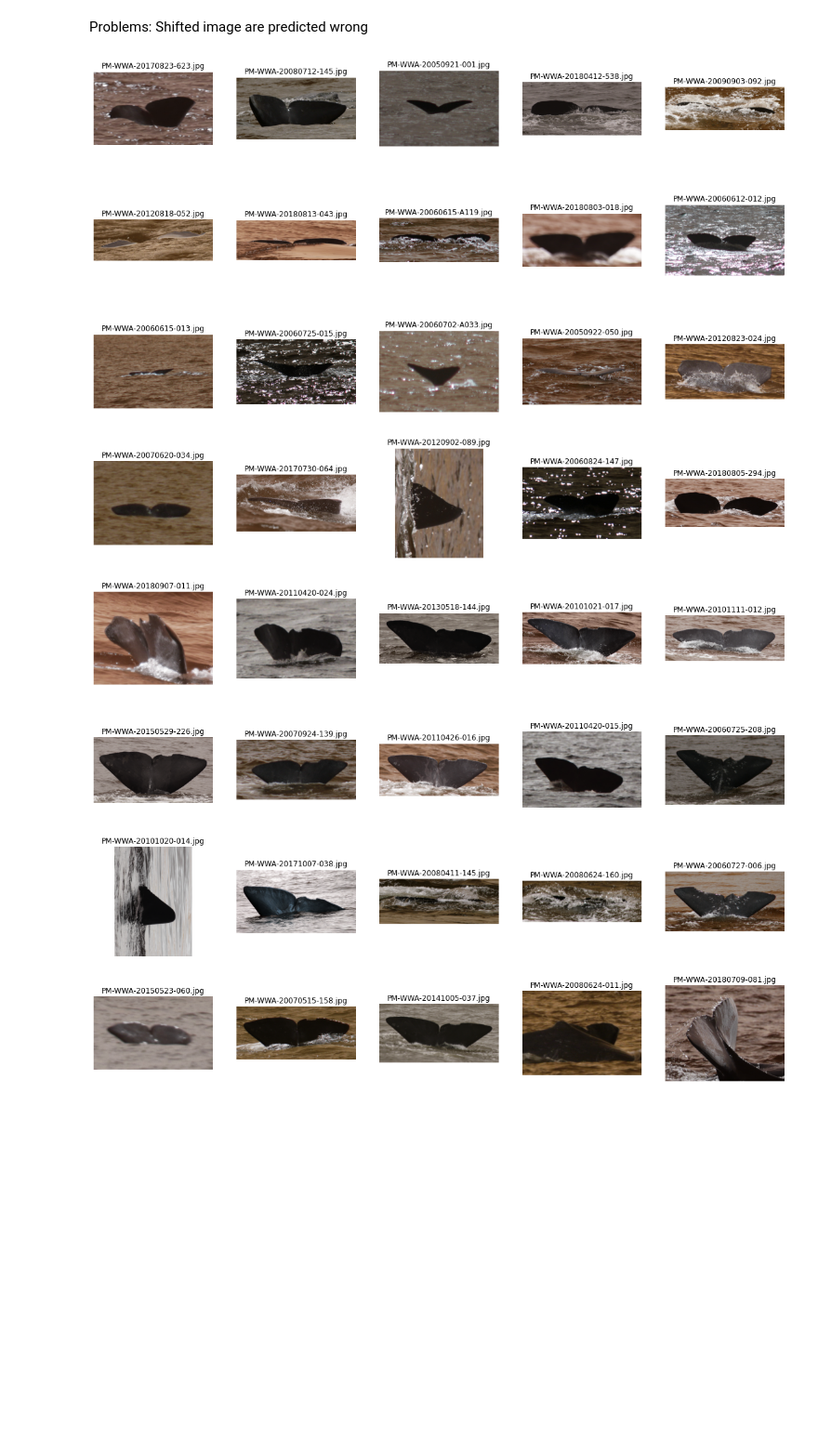
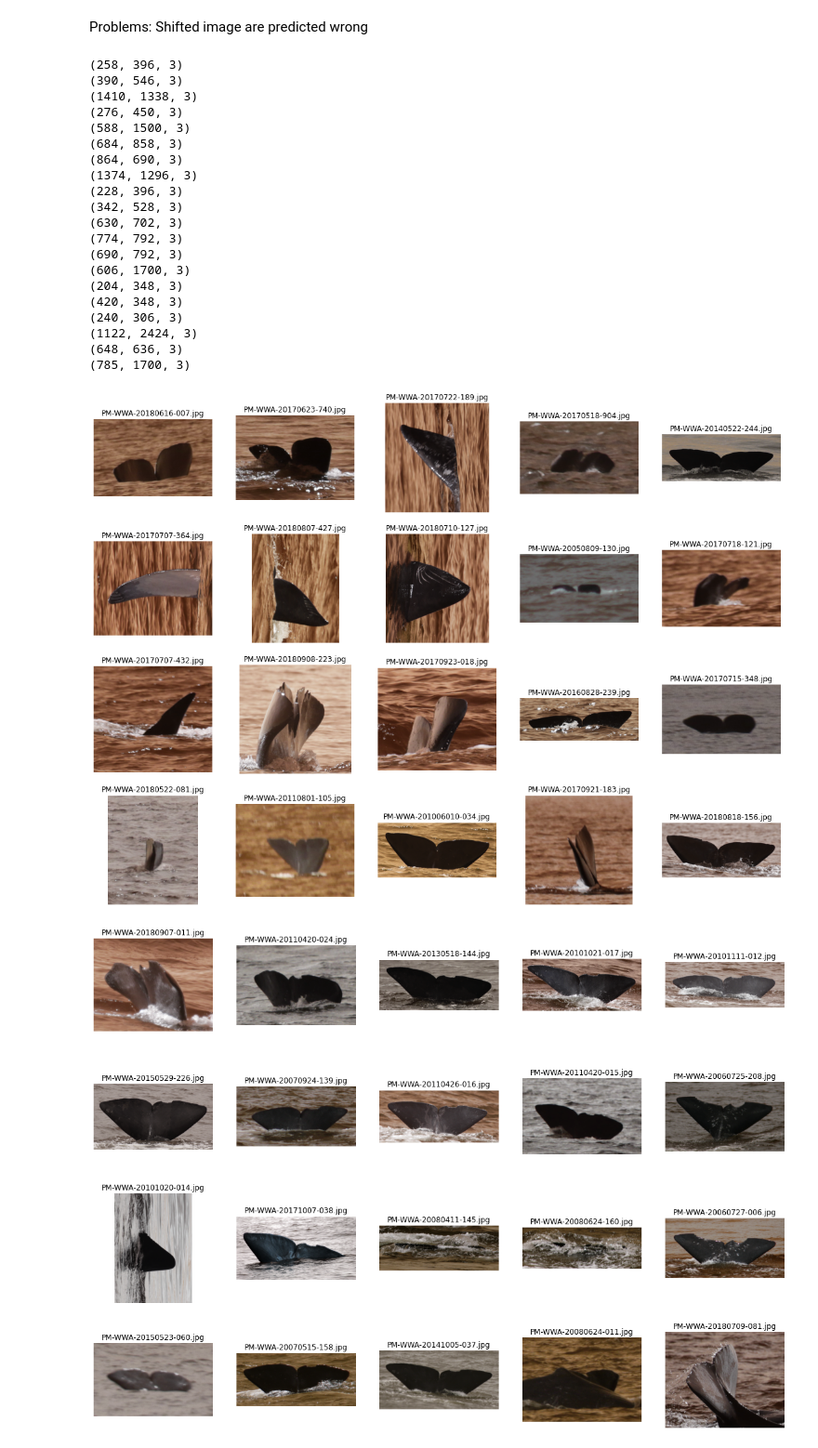
Before and after one commit to philippschw/whale_pytorch, a Jupyter notebook: nearest_neighbors/Look at predictions.ipynb, the cells around one changed output. Shown at 93% size. Cells and saved outputs as stored; diff of their text form; code cells hidden in the pictures; blank space fills up the shorter version.

```diff
--- a/nearest_neighbors/Look at predictions.ipynb
+++ b/nearest_neighbors/Look at predictions.ipynb
@@ -106,26 +106,51 @@ plt.tight_layout()
 plt.show()
 # %% [output]
 [figure]
+# %%
+faiss = pd.read_csv('faiss.csv', header=None)
 # %% [markdown]
 Problems:
 Shifted image are predicted wrong
 # %%
 f, axarr = plt.subplots(4, 5)
 f.set_figwidth(20)
 f.set_figheight(15)
 
 for i in range(0, 20):
-    img_name = dot.iloc[721][i]
+    img_name = faiss.iloc[662][i]
     img =  cv2.imread('../WC_input/train/'+img_name)
+    if img is not None:
+        print (img.shape)
     if img is None:
         img =  cv2.imread('../WC_input/test/'+img_name)
+        print (img.shape)
     axarr[int(i/5), i%5].imshow(img)
     axarr[int(i/5), i%5].axis('off')
     axarr[int(i/5), i%5].set_title(img_name)
 
 plt.show()
 # %% [output]
+(258, 396, 3)
+(390, 546, 3)
+(1410, 1338, 3)
+(276, 450, 3)
+(588, 1500, 3)
+(684, 858, 3)
+(864, 690, 3)
+(1374, 1296, 3)
+(228, 396, 3)
+(342, 528, 3)
+(630, 702, 3)
+(774, 792, 3)
+(690, 792, 3)
+(606, 1700, 3)
+(204, 348, 3)
+(420, 348, 3)
+(240, 306, 3)
+(1122, 2424, 3)
+(648, 636, 3)
+(785, 1700, 3)
-[figure, old version]
+[figure, new version]
 # %%
 f, axarr = plt.subplots(4, 5)
 f.set_figwidth(20)
```
Also changed, not shown: 6 other files.
